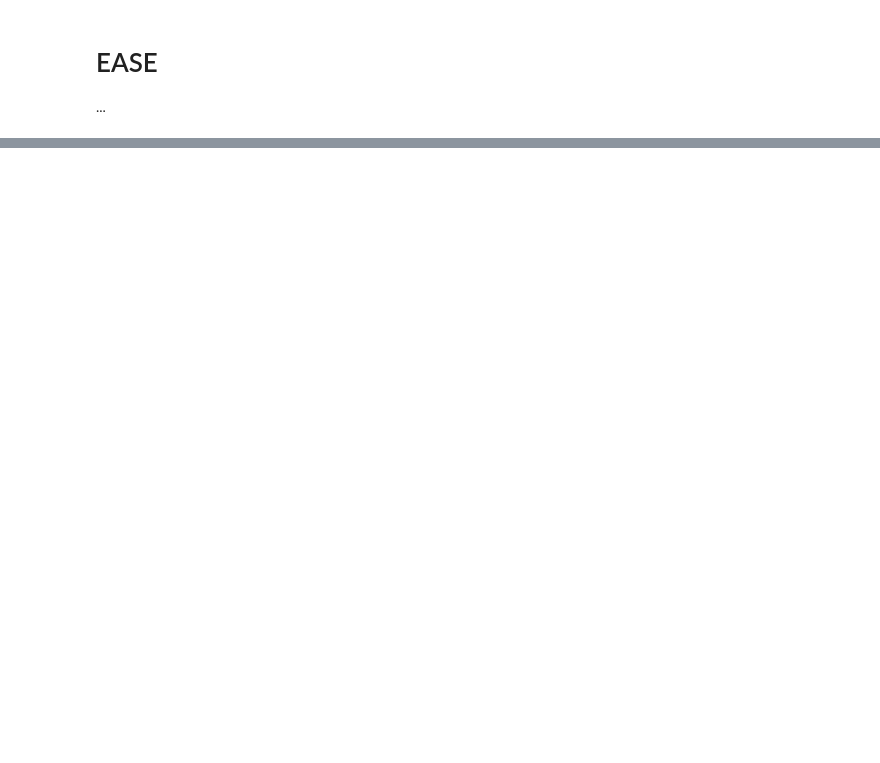
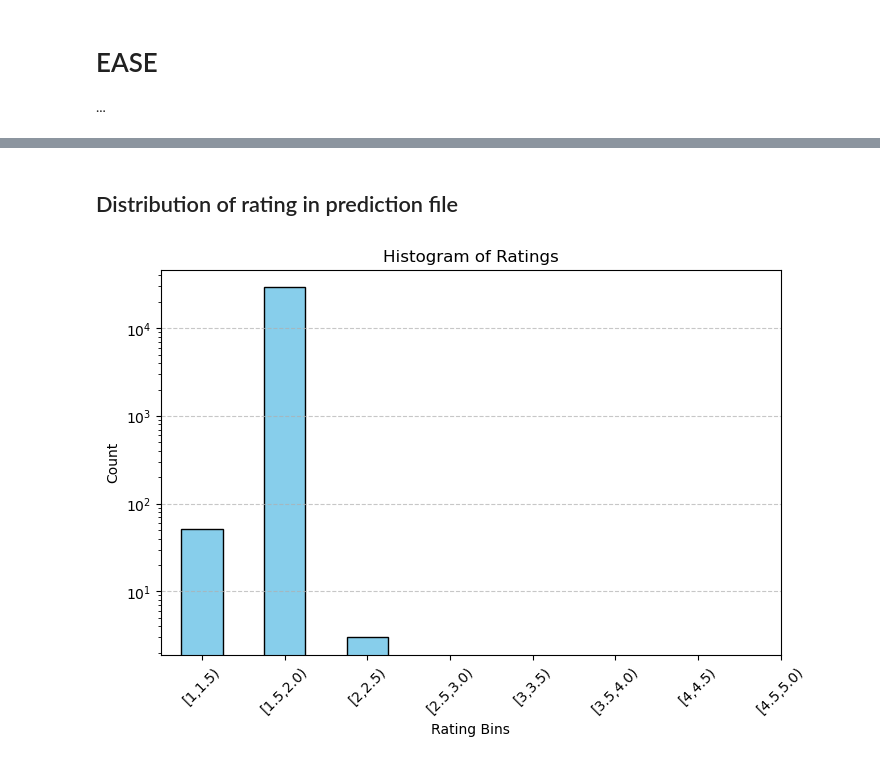
Before and after one commit to paulo-03/recommender_systems, a Jupyter notebook: EASE/ease.ipynb, the cells around one changed output, grey strips where cells are left out. Saved outputs shown, nothing was run; the diff lists cells and outputs as text; code cells hidden in the pictures; blank space fills up the shorter version.

```diff
--- a/EASE/ease.ipynb
+++ b/EASE/ease.ipynb
@@ -83,0 +104,28 @@ look_results.apply(lambda row: np.sqrt((row['rating'] - row['pred'])**2), axis=1
+# %% [markdown]
+## Distribution of rating in prediction file
+# %%
+# Define bins and labels
+bins = [1, 1.5, 2, 2.5, 3, 3.5, 4, 4.5, 5]
+labels = bins[:-1]  # Use bin edges except the last one for labeling
+
+# Bin the predictions
+binned_preds = pd.cut(ease.pred, bins=bins, labels=labels, right=False)  # `right=False` ensures intervals like [1, 1.5)
+
+# Count the occurrences in each bin
+binned_counts = Counter(binned_preds)
+
+# Convert to a DataFrame for plotting
+binned_counts_df = pd.DataFrame.from_dict(binned_counts, orient='index', columns=['count']).sort_index()
+
+# Plot the histogram
+plt.figure(figsize=(8, 5))
+binned_counts_df['count'].plot(kind='bar', color='skyblue', edgecolor='black')
+plt.xlabel('Rating Bins')
+plt.ylabel('Count')
+plt.yscale('log')
+plt.title('Histogram of Ratings')
+plt.xticks(ticks=range(len(bins) - 1), labels=[f"[{b},{b+0.5})" for b in bins[:-1]], rotation=45)
+plt.grid(axis='y', linestyle='--', alpha=0.7)
+plt.show()
+# %% [output]
+[figure, added]
```
Also changed, not shown: parts of 23 cells of this notebook, 5 other files.
